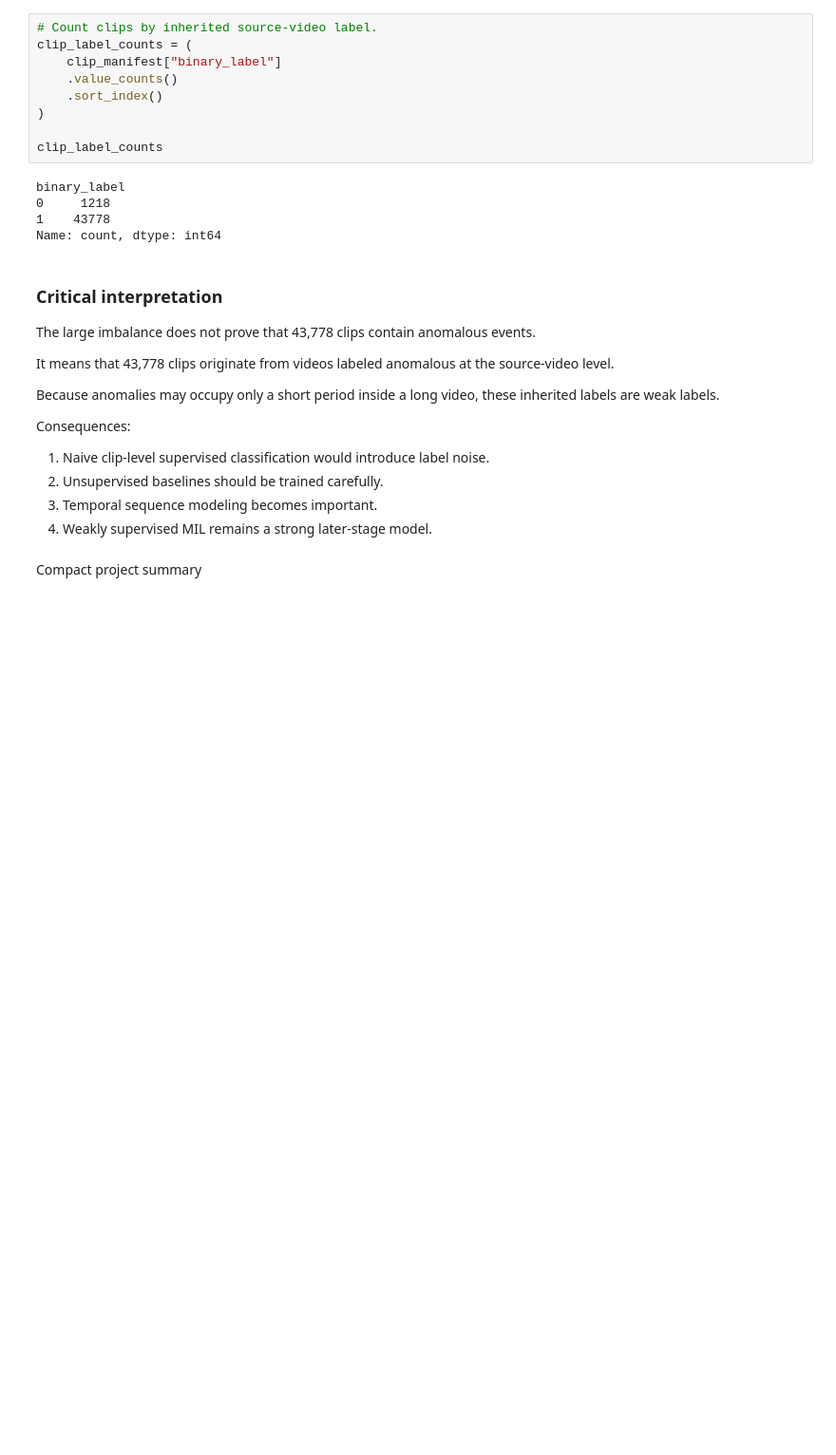
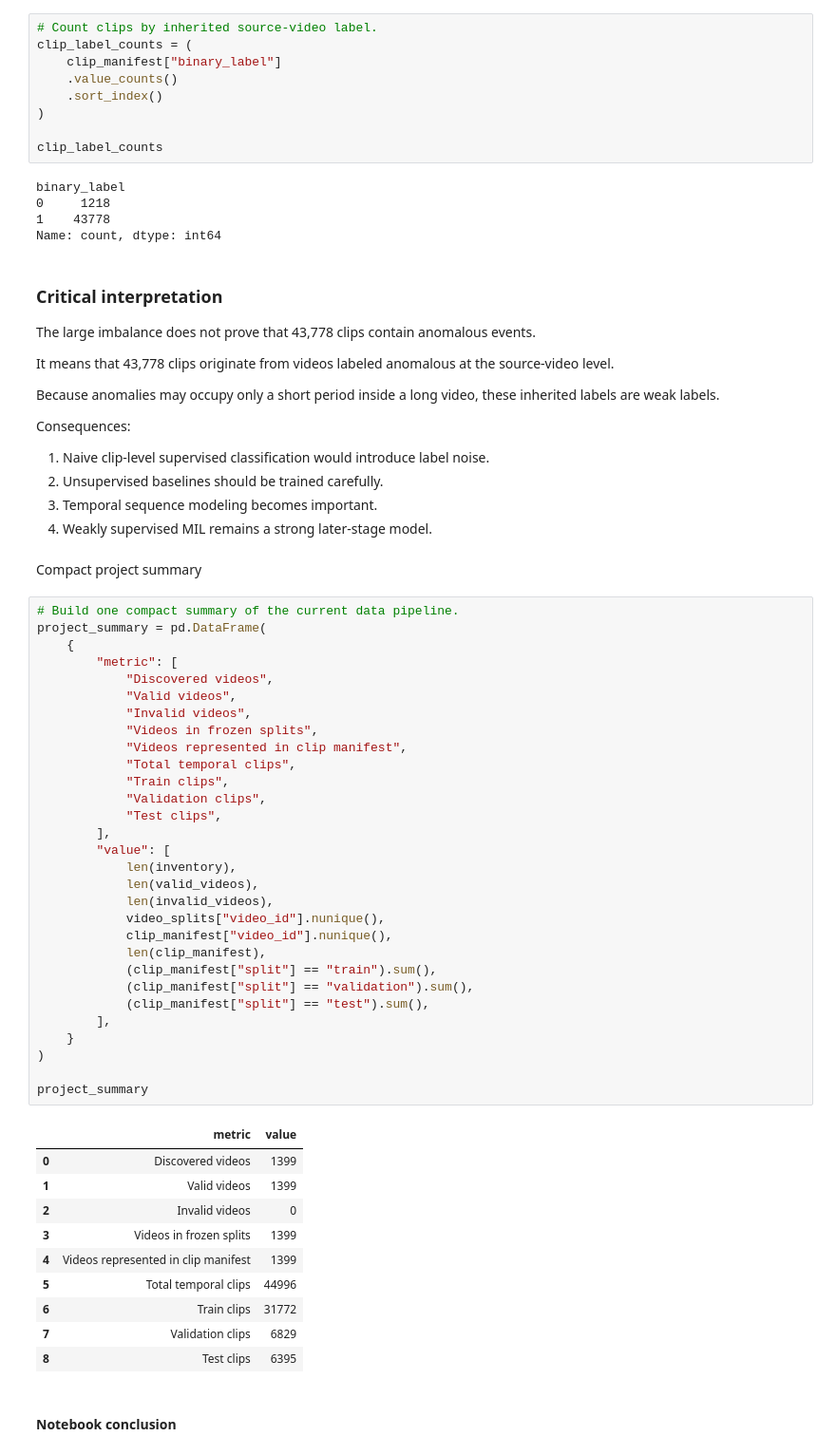
Before and after one commit to Phiziics/Computer-Vision, a Jupyter notebook: SentinelVision-AI/notebooks/01_data_understanding.ipynb, the cells around one changed output. Shown at 95% size. Saved outputs shown, nothing was run; the diff lists cells and outputs as text; blank space fills up the shorter version.

```diff
--- a/SentinelVision-AI/notebooks/01_data_understanding.ipynb
+++ b/SentinelVision-AI/notebooks/01_data_understanding.ipynb
@@ -988,3 +988,46 @@ Consequences:
 4. Weakly supervised MIL remains a strong later-stage model.
 # %% [markdown]
 Compact project summary
+# %%
+# Build one compact summary of the current data pipeline.
+project_summary = pd.DataFrame(
+    {
+        "metric": [
+            "Discovered videos",
+            "Valid videos",
+            "Invalid videos",
+            "Videos in frozen splits",
+            "Videos represented in clip manifest",
+            "Total temporal clips",
+            "Train clips",
+            "Validation clips",
+            "Test clips",
+        ],
+        "value": [
+            len(inventory),
+            len(valid_videos),
+            len(invalid_videos),
+            video_splits["video_id"].nunique(),
+            clip_manifest["video_id"].nunique(),
+            len(clip_manifest),
+            (clip_manifest["split"] == "train").sum(),
+            (clip_manifest["split"] == "validation").sum(),
+            (clip_manifest["split"] == "test").sum(),
+        ],
+    }
+)
+
+project_summary
+# %% [output]
+|  | metric | value |
+| 0 | Discovered videos | 1399 |
+| 1 | Valid videos | 1399 |
+| 2 | Invalid videos | 0 |
+| 3 | Videos in frozen splits | 1399 |
+| 4 | Videos represented in clip manifest | 1399 |
+| 5 | Total temporal clips | 44996 |
+| 6 | Train clips | 31772 |
+| 7 | Validation clips | 6829 |
+| 8 | Test clips | 6395 |
+# %% [markdown]
+#### Notebook conclusion
```
Also changed, not shown: parts of 1 cell of this notebook, 1 other file.
